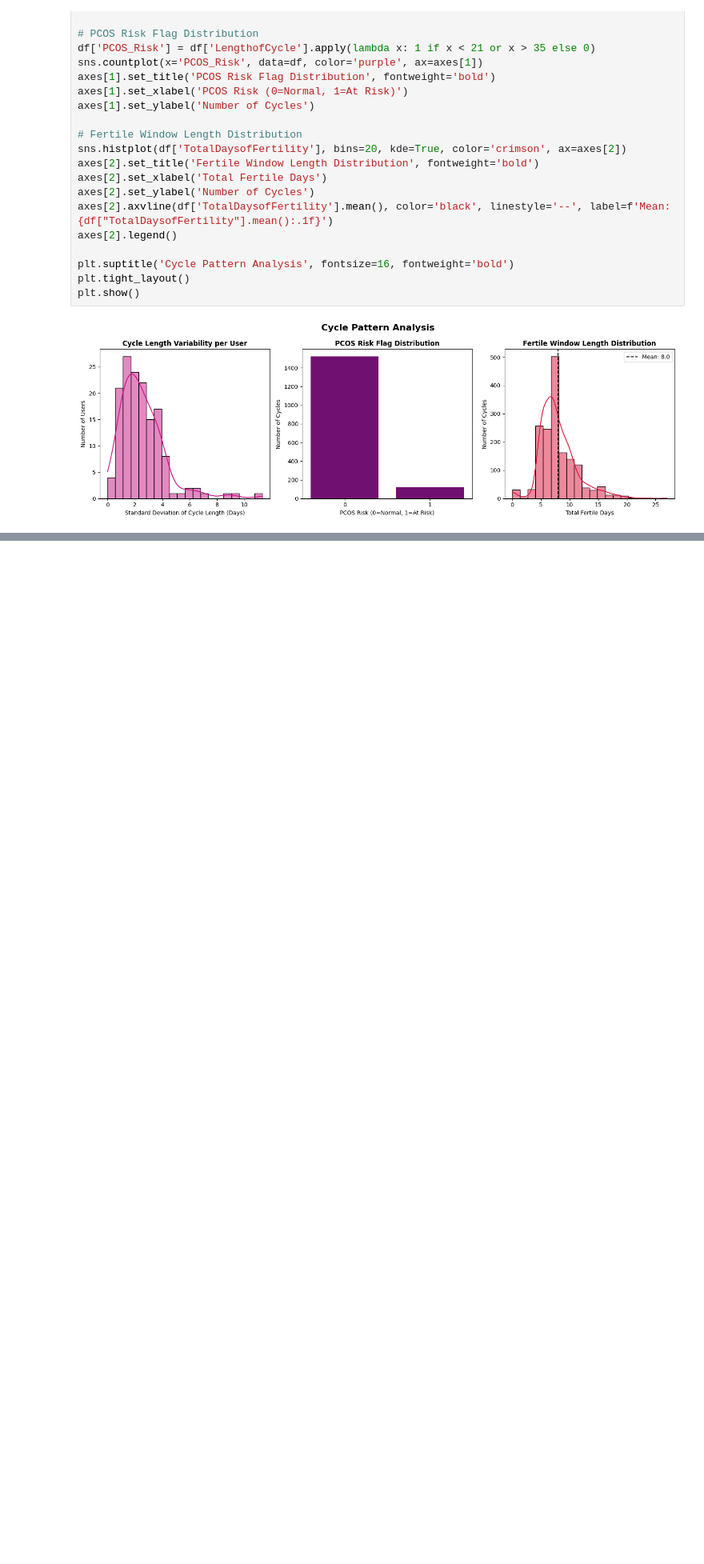
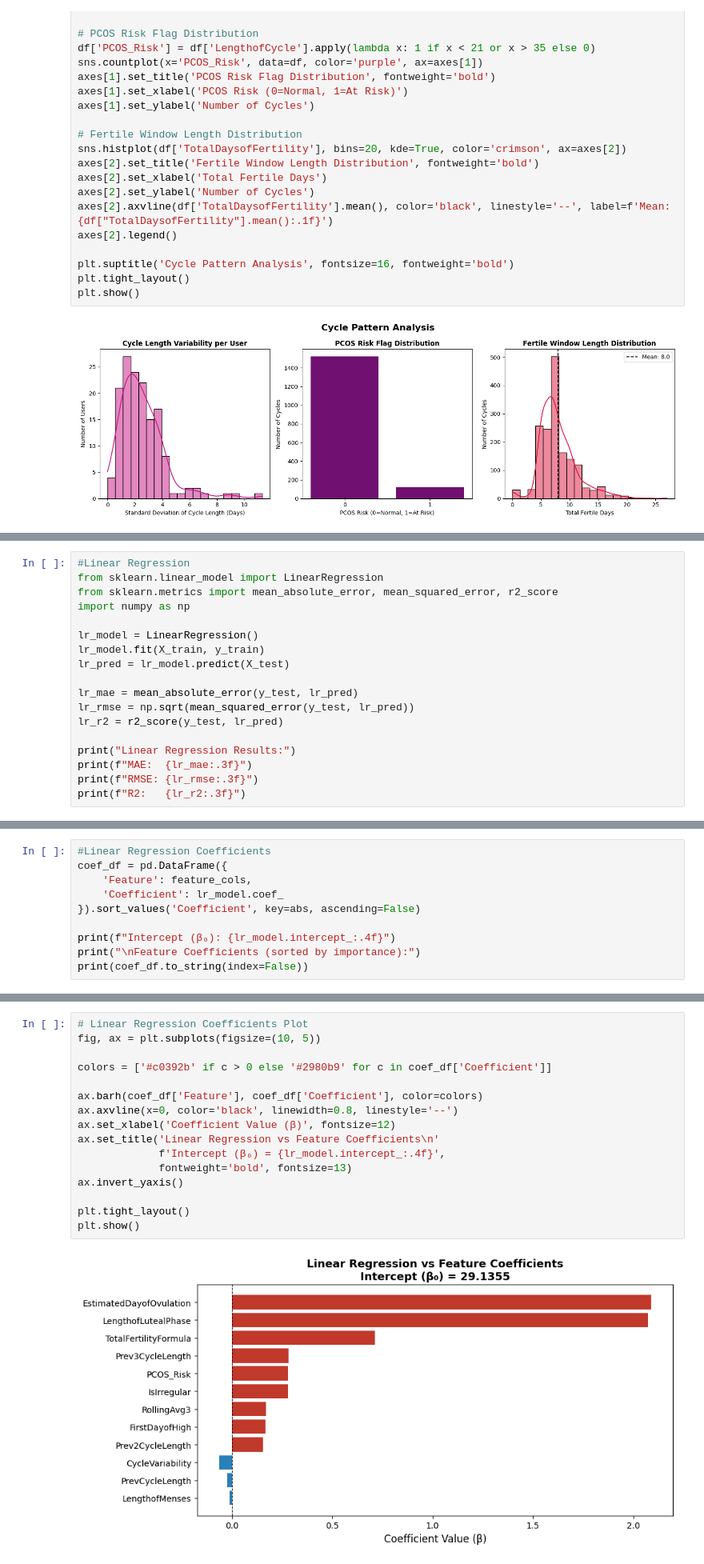
Before and after one commit to NamatovuChristineMaria123/Menstrual-Cycle-Forecasting, a Jupyter notebook: track_cycle.ipynb, the cells around one changed output, grey strips where cells are left out. Shown at 80% size. Cells and saved outputs as stored; diff of their text form; blank space fills up the shorter version.

Commit message:
Trained Model

```diff
--- a/track_cycle.ipynb
+++ b/track_cycle.ipynb
@@ -509,0 +654,18 @@ plt.show()
+# %%
+#Linear Regression
+from sklearn.linear_model import LinearRegression
+from sklearn.metrics import mean_absolute_error, mean_squared_error, r2_score
+import numpy as np
+
+lr_model = LinearRegression()
+lr_model.fit(X_train, y_train)
+lr_pred = lr_model.predict(X_test)
+
+lr_mae = mean_absolute_error(y_test, lr_pred)
+lr_rmse = np.sqrt(mean_squared_error(y_test, lr_pred))
+lr_r2 = r2_score(y_test, lr_pred)
+
+print("Linear Regression Results:")
+print(f"MAE:  {lr_mae:.3f}")
+print(f"RMSE: {lr_rmse:.3f}")
+print(f"R2:   {lr_r2:.3f}")
@@ -509,0 +706,10 @@ plt.show()
+# %%
+#Linear Regression Coefficients
+coef_df = pd.DataFrame({
+    'Feature': feature_cols,
+    'Coefficient': lr_model.coef_
+}).sort_values('Coefficient', key=abs, ascending=False)
+
+print(f"Intercept (β₀): {lr_model.intercept_:.4f}")
+print("\nFeature Coefficients (sorted by importance):")
+print(coef_df.to_string(index=False))
@@ -509,0 +733,18 @@ plt.show()
+# %%
+# Linear Regression Coefficients Plot
+fig, ax = plt.subplots(figsize=(10, 5))
+
+colors = ['#c0392b' if c > 0 else '#2980b9' for c in coef_df['Coefficient']]
+
+ax.barh(coef_df['Feature'], coef_df['Coefficient'], color=colors)
+ax.axvline(x=0, color='black', linewidth=0.8, linestyle='--')
+ax.set_xlabel('Coefficient Value (β)', fontsize=12)
+ax.set_title('Linear Regression vs Feature Coefficients\n'
+             f'Intercept (β₀) = {lr_model.intercept_:.4f}',
+             fontweight='bold', fontsize=13)
+ax.invert_yaxis()
+
+plt.tight_layout()
+plt.show()
+# %% [output]
+[figure, added]
```
Also changed, not shown: parts of 34 cells of this notebook, 13 other files.
